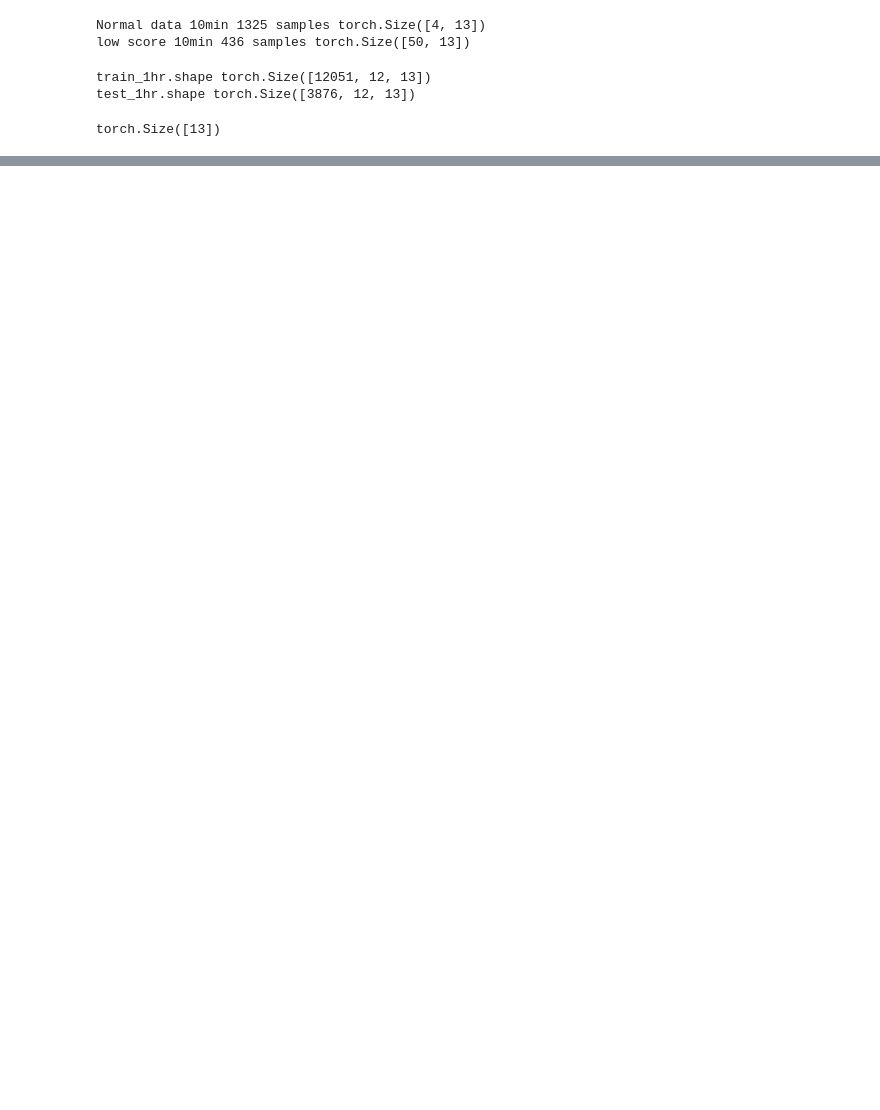
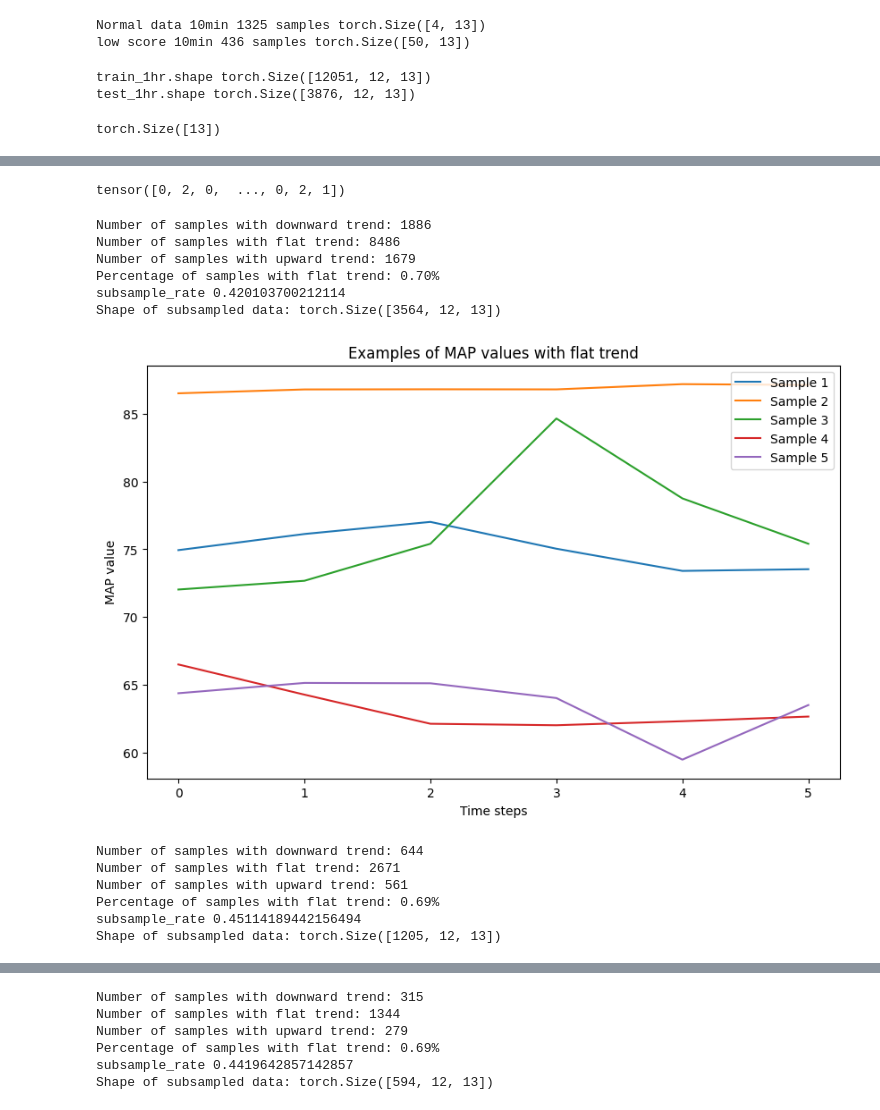
Before and after one commit to aysintumay/noisy_mujoco, a Jupyter notebook: abiomed_env/data_proc/downsample.ipynb, the cells around one changed output, grey strips where cells are left out. Drawn from its saved outputs; the diff is of its cells as text; code cells hidden in the pictures; blank space fills up the shorter version.

```diff
--- a/abiomed_env/data_proc/downsample.ipynb
+++ b/abiomed_env/data_proc/downsample.ipynb
@@ -279,0 +366,4 @@ print("test_xs_1hr.shape",test_xs_1hr.shape)
+# %%
+target_trends
+# %% [output]
+tensor([0, 2, 0,  ..., 0, 2, 1])
@@ -279,0 +415,35 @@ print("test_xs_1hr.shape",test_xs_1hr.shape)
+# %%
+with open('/abiomed/downsampled/10min_1hr_all_data.pkl', 'rb') as f:
+    data = pickle.load(f)
+
+data_train = data['train']
+data_test = data['test']
+data_val = data['val']
+mean = data['mean']
+std = data['std']
+
+
+new_train = analyze_trends(data_train)
+new_test = analyze_trends(data_test)
+new_val = analyze_trends(data_val)
+
+mean = torch.mean(new_train.reshape(-1, 13), axis=0)
+std = torch.std(new_train.reshape(-1, 13), axis=0)
+
+with open('/abiomed/downsampled/10min_1hr_all_data_subsampled.pkl', 'wb') as f:
+    pickle.dump({'train': new_train, 'val': new_val, 'test': new_test,
+    'mean': mean, 'std': std}, f)
+# %% [output]
+Number of samples with downward trend: 1886
+Number of samples with flat trend: 8486
+Number of samples with upward trend: 1679
+Percentage of samples with flat trend: 0.70%
+subsample_rate 0.420103700212114
+Shape of subsampled data: torch.Size([3564, 12, 13])
+[figure, added]
+Number of samples with downward trend: 644
+Number of samples with flat trend: 2671
+Number of samples with upward trend: 561
+Percentage of samples with flat trend: 0.69%
+subsample_rate 0.45114189442156494
+Shape of subsampled data: torch.Size([1205, 12, 13])
@@ -279,0 +451,6 @@ print("test_xs_1hr.shape",test_xs_1hr.shape)
+Number of samples with downward trend: 315
+Number of samples with flat trend: 1344
+Number of samples with upward trend: 279
+Percentage of samples with flat trend: 0.69%
+subsample_rate 0.4419642857142857
+Shape of subsampled data: torch.Size([594, 12, 13])
```
Also changed, not shown: parts of 32 cells of this notebook, 15 other files.
